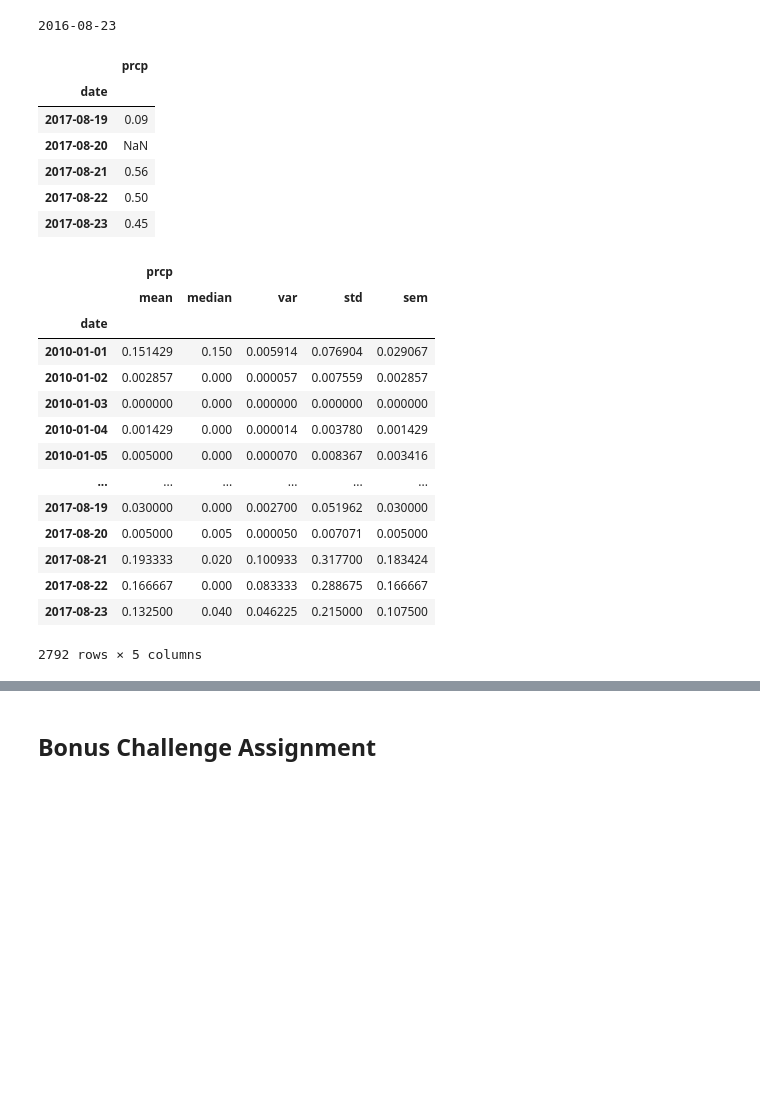
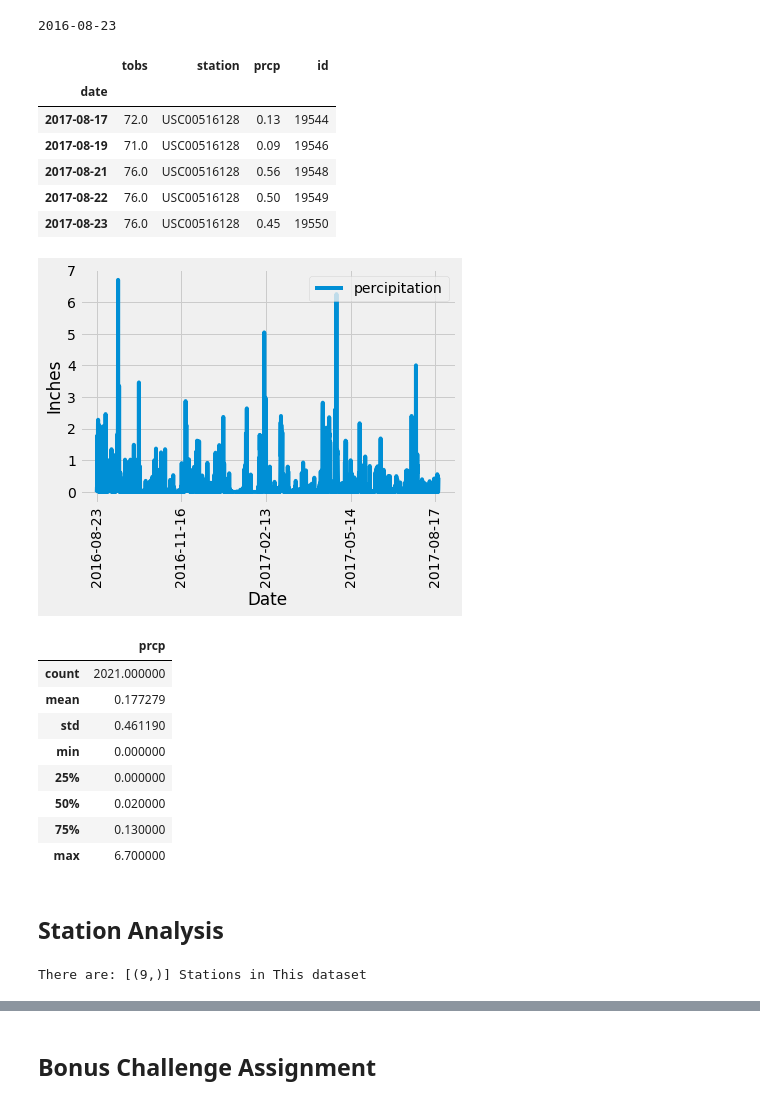
Before and after one commit to gotar1/sqlalchemy-challenge, a Jupyter notebook: climate_analysis.ipynb, the cells around one changed output, grey strips where cells are left out. Cells and saved outputs as stored; diff of their text form; code cells hidden in the pictures; blank space fills up the shorter version.

```diff
--- a/climate_analysis.ipynb
+++ b/climate_analysis.ipynb
@@ -105,14 +107,20 @@ session.query(Measurement.date).order_by(Measurement.date.desc()).first()
 # Exploratory Climate Analysis
 # %%
 # Design a query to retrieve the last 12 months of precipitation data and plot the results
+
+# query Measurement table and filter by date to get data for last 12 month using last date from above query...
+# creat a pandas dataframe for date and percipitation and use it for plot...
+
 data = session.query(Measurement.date, Measurement.prcp).\
-    filter(Measurement.date <= '2017-08-23').\
-    filter(Measurement.date >= '2016-08-23').\
+    filter(Measurement.date <= '2017-08-23', Measurement.date >= '2016-08-23').\
     order_by(Measurement.date).all()
 
-data_df = pd.DataFrame(data, columns = ['date', 'prcp']).dropna()
-data_df = data_df.groupby('date').mean()
+data_df = pd.DataFrame(data, columns = ['date', 'prcp'])
+data_df = data_df.set_index('date').dropna()
 data_df.tail()
+# date = [data[0] for dt in data]
+# prcp = [data[1] for dt in data]
+# prcp
 # %% [output]
 |  | prcp |
 | date |  |
@@ -140,17 +152,17 @@ data_query = session.query(Measurement.prcp, Measurement.date)
 # %%
 # Create a dataframe from the query results and set the index to the date column
-# 'id', 'station', , 'tobs'
-prcp_df = pd.DataFrame(data_query, columns = ['prcp', 'date'])
-prcp_df = prcp_df.set_index('date')
+
+prcp_df = pd.DataFrame(data_query, columns = ['date', 'tobs', 'station', 'prcp', 'id'])
+prcp_df = prcp_df.set_index('date').dropna()
 prcp_df.tail()
 # %% [output]
-|  | prcp |
-| date |  |
-| 2017-08-19 | 0.09 |
-| 2017-08-20 | NaN |
-| 2017-08-21 | 0.56 |
-| 2017-08-22 | 0.50 |
-| 2017-08-23 | 0.45 |
+|  | tobs | station | prcp | id |
+| date |  |  |  |  |
+| 2017-08-17 | 72.0 | USC00516128 | 0.13 | 19544 |
+| 2017-08-19 | 71.0 | USC00516128 | 0.09 | 19546 |
+| 2017-08-21 | 76.0 | USC00516128 | 0.56 | 19548 |
+| 2017-08-22 | 76.0 | USC00516128 | 0.50 | 19549 |
+| 2017-08-23 | 76.0 | USC00516128 | 0.45 | 19550 |
 # %%
 # Sort the dataframe by date
 prcp_df = prcp_df.sort_values(by='date', ascending=False)
@@ -172,28 +184,39 @@ it to generate the plot, as well as the formatting. It's good practice, if you'r
 to use it for everything you can use that library for. Every libarary you causes your program to take up
 more memory, so use what you import.
 """
+
+data_df.plot(rot=90)
+plt.legend(['percipitation'], loc='upper right')
+plt.xlabel('Date')
+plt.ylabel('Inches')
+plt.show()
+# %% [output]
+[figure, added]
 # %%
 # Use Pandas to calcualte the summary statistics for the precipitation data
-summary_stat = prcp_df.groupby(["date"])[["prcp"]].agg(['mean', 'median', 'var', 'std', 'sem'])
+
+summary_stat = data_df[["prcp"]].describe()
 summary_stat
 # %% [output]
-|  | prcp |  |  |  |  |
-|  | mean | median | var | std | sem |
-| date |  |  |  |  |  |
-| 2010-01-01 | 0.151429 | 0.150 | 0.005914 | 0.076904 | 0.029067 |
-| 2010-01-02 | 0.002857 | 0.000 | 0.000057 | 0.007559 | 0.002857 |
-| 2010-01-03 | 0.000000 | 0.000 | 0.000000 | 0.000000 | 0.000000 |
-| 2010-01-04 | 0.001429 | 0.000 | 0.000014 | 0.003780 | 0.001429 |
-| 2010-01-05 | 0.005000 | 0.000 | 0.000070 | 0.008367 | 0.003416 |
-| ... | ... | ... | ... | ... | ... |
-| 2017-08-19 | 0.030000 | 0.000 | 0.002700 | 0.051962 | 0.030000 |
-| 2017-08-20 | 0.005000 | 0.005 | 0.000050 | 0.007071 | 0.005000 |
-| 2017-08-21 | 0.193333 | 0.020 | 0.100933 | 0.317700 | 0.183424 |
-| 2017-08-22 | 0.166667 | 0.000 | 0.083333 | 0.288675 | 0.166667 |
-| 2017-08-23 | 0.132500 | 0.040 | 0.046225 | 0.215000 | 0.107500 |
+|  | prcp |
+| count | 2021.000000 |
+| mean | 0.177279 |
+| std | 0.461190 |
+| min | 0.000000 |
+| 25% | 0.000000 |
+| 50% | 0.020000 |
+| 75% | 0.130000 |
+| max | 6.700000 |
-2792 rows × 5 columns
+# %% [markdown]
+## Station Analysis
 # %%
 # Design a query to show how many stations are available in this dataset?
+
+stations = session.query(func.count(Station.station)).all()
+
+print(f"There are: {stations} Stations in This dataset")
+# %% [output]
+There are: [(9,)] Stations in This dataset
 # %%
 # What are the most active stations? (i.e. what stations have the most rows)?
 # List the stations and the counts in descending order.
```
Also changed, not shown: parts of 14 cells of this notebook.
